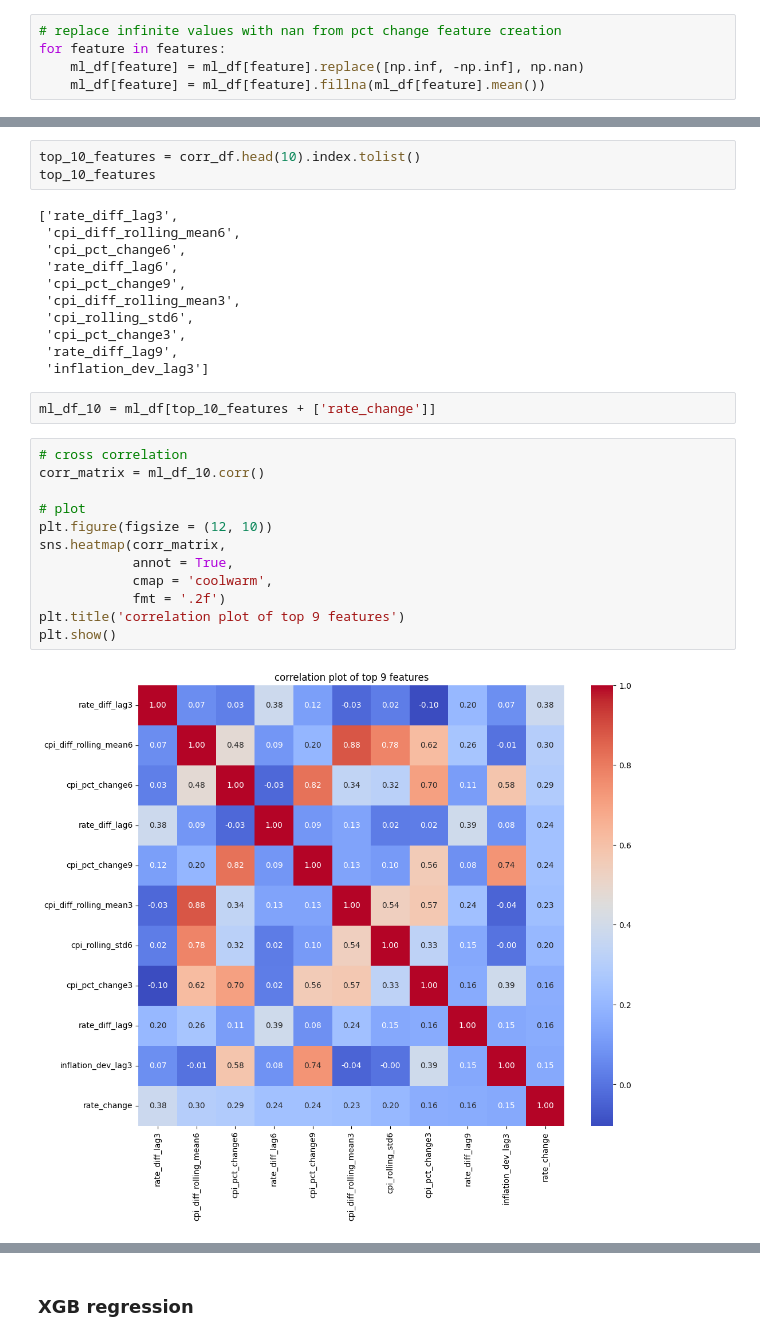
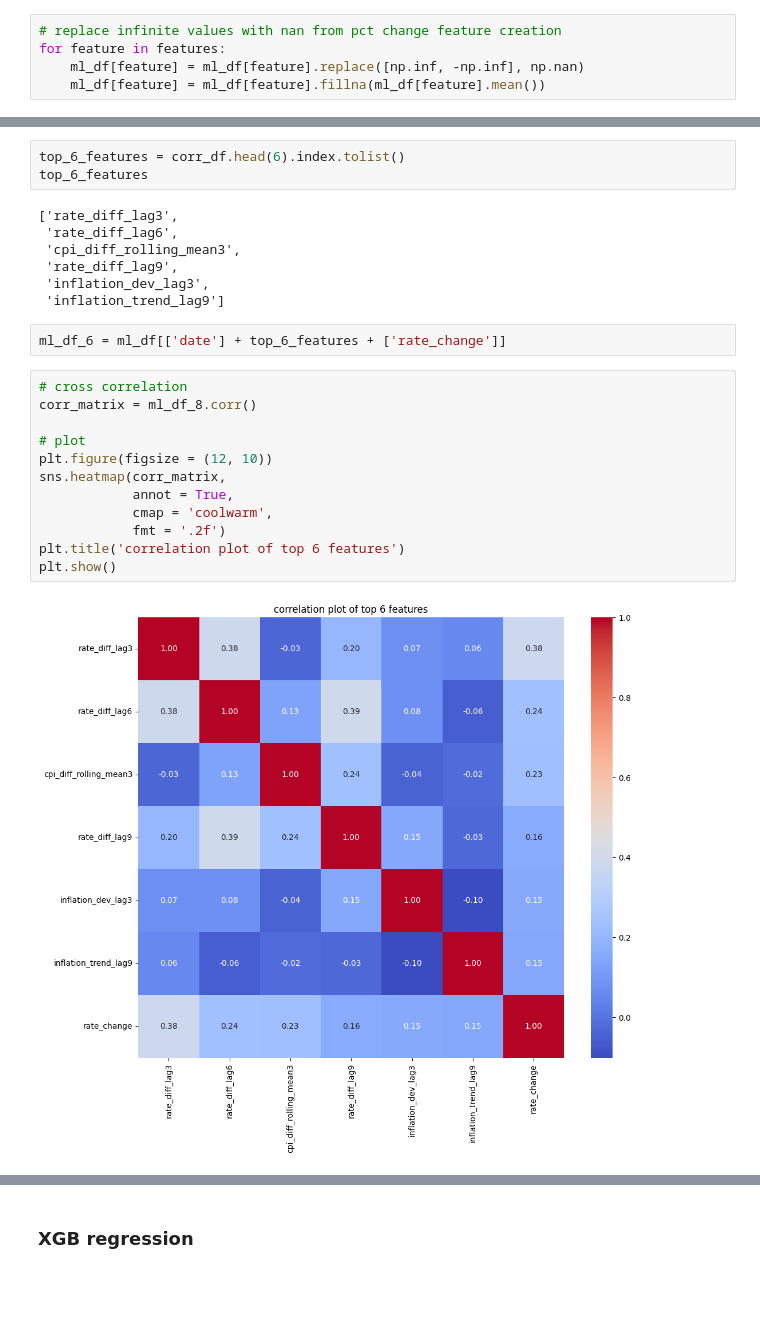
Before and after one commit to FleaBusyBeeBergs/dtsa5506-pipeline, a Jupyter notebook: dtsa5506_final_project.ipynb, the cells around one changed output, grey strips where cells are left out. Saved outputs shown, nothing was run; the diff lists cells and outputs as text; blank space fills up the shorter version.

```diff
--- a/dtsa5506_final_project.ipynb
+++ b/dtsa5506_final_project.ipynb
@@ -1139,32 +1135,28 @@ corr_df.head(10)
 # %%
-top_10_features = corr_df.head(10).index.tolist()
-top_10_features
+top_6_features = corr_df.head(6).index.tolist()
+top_6_features
 # %% [output]
 ['rate_diff_lag3',
- 'cpi_diff_rolling_mean6',
- 'cpi_pct_change6',
  'rate_diff_lag6',
- 'cpi_pct_change9',
  'cpi_diff_rolling_mean3',
- 'cpi_rolling_std6',
- 'cpi_pct_change3',
  'rate_diff_lag9',
- 'inflation_dev_lag3']
+ 'inflation_dev_lag3',
+ 'inflation_trend_lag9']
-# %%
-ml_df_10 = ml_df[top_10_features + ['rate_change']]
+# %%
+ml_df_6 = ml_df[['date'] + top_6_features + ['rate_change']]
 # %%
 # cross correlation
-corr_matrix = ml_df_10.corr()
+corr_matrix = ml_df_8.corr()
 
 # plot
 plt.figure(figsize = (12, 10))
 sns.heatmap(corr_matrix,
             annot = True,
             cmap = 'coolwarm',
             fmt = '.2f')
-plt.title('correlation plot of top 9 features')
+plt.title('correlation plot of top 6 features')
 plt.show()
 # %% [output]
-[figure, old version]
+[figure, new version]
 # %%
 # split data
```
Also changed, not shown: parts of 7 cells of this notebook.
